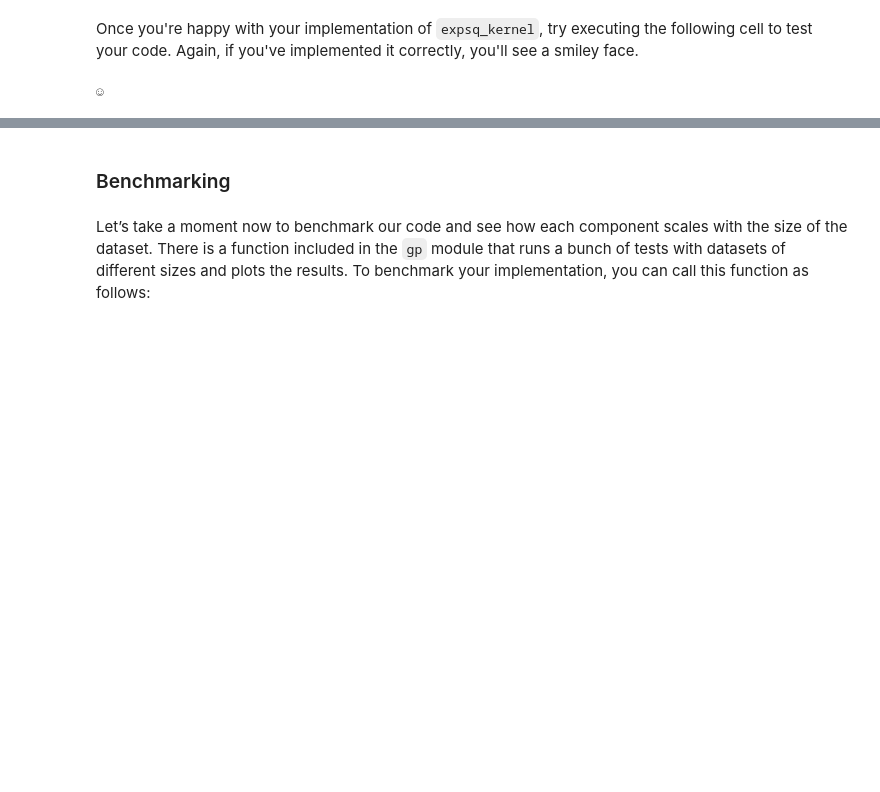
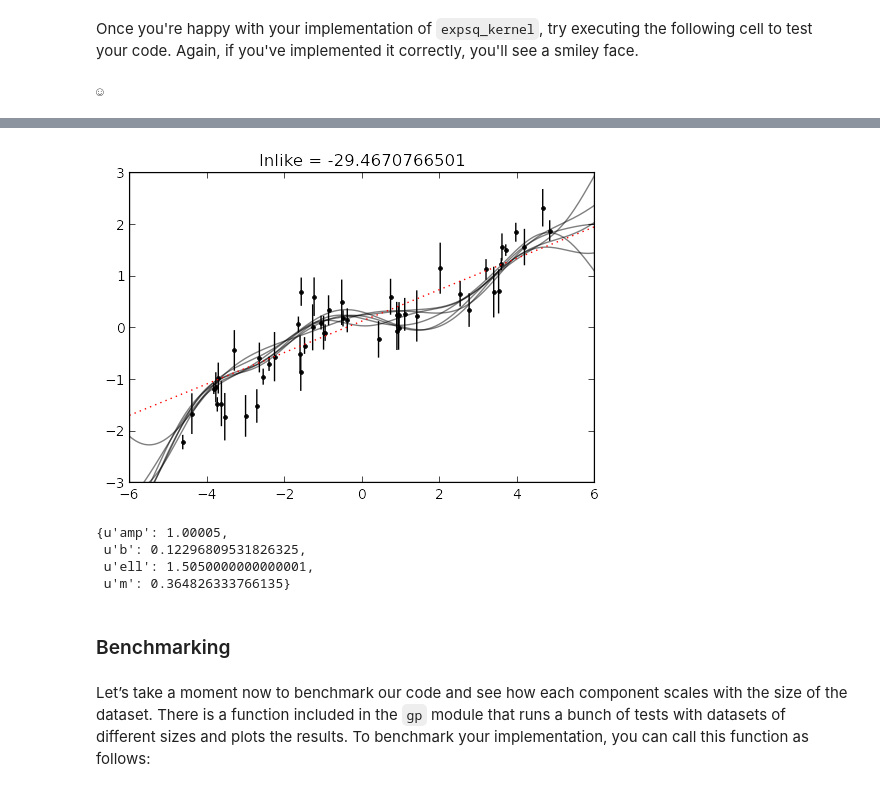
Before and after one commit to dfm/gp, a Jupyter notebook: worksheet.ipynb, the cells around one changed output, grey strips where cells are left out. Cells and saved outputs as stored; diff of their text form; code cells hidden in the pictures; blank space fills up the shorter version.

```diff
--- a/worksheet.ipynb
+++ b/worksheet.ipynb
@@ -209,3 +247,57 @@ gp.utils.test_kernel(expsq_kernel)
+# %%
+# Pre-compute a bunch of things for speed.
+xs = np.linspace(-6, 6, 300)
+rxx = x[:, None] - x[None, :]
+rss = xs[:, None] - xs[None, :]
+rxs = x[None, :] - xs[:, None]
+ye2 = yerr ** 2
+
+# This function samples from the conditional distribution and
+# plots those samples.
+def sample_conditional(amp, ell, m=mu[0], b=mu[1]):
+    np.random.seed(123)
+
+    # Compute the covariance matrices.
+    Kxx = expsq_kernel([amp, ell], rxx)
+    Kxx[np.diag_indices_from(Kxx)] += ye2
+    Kss = expsq_kernel([amp, ell], rss)
+    Kxs = expsq_kernel([amp, ell], rxs)
+
+    # Compute the residuals.
+    resid = y - (m*x+b)
+    model = m*x0+b
+    a = np.linalg.solve(Kxx, resid)
+
+    # Compute the likelihood.
+    s, ld = np.linalg.slogdet(Kxx)
+    ll = -0.5 * (np.dot(resid, a) + ld + len(x)*np.log(2*np.pi))
+
+    # Compute the predictive mean.
+    mu = np.dot(Kxs, a) + model
+
+    # Compute the predictive covariance.
+    cov = Kss - np.dot(Kxs, np.linalg.solve(Kxx, Kxs.T))
+
+    # Sample and display the results.
+    y0 = np.random.multivariate_normal(mu, cov, 6)
+    pl.errorbar(x, y, yerr=yerr, fmt=".k", capsize=0)
+    pl.plot(xs, y0.T, "k", alpha=0.5)
+    pl.plot(xs, m*x0+b, ":r")
+    pl.ylim(-3, 3)
+    pl.xlim(-6, 6)
+    pl.title("lnlike = {0}".format(ll))
+
+w = interactive(sample_conditional, amp=(1.0e-4, 2.0), ell=(0.01, 3.0), m=(-1.0, 5.0), b=(-3.0, 3.0))
+display(w);
+# %% [output]
+[figure, added]
+# %%
+w.kwargs
+# %% [output]
+{u'amp': 1.00005,
+ u'b': 0.12296809531826325,
+ u'ell': 1.5050000000000001,
+ u'm': 0.364826333766135}
 # %% [markdown]
 ### Benchmarking
 # %% [markdown]
```
Also changed, not shown: parts of 8 cells of this notebook.
